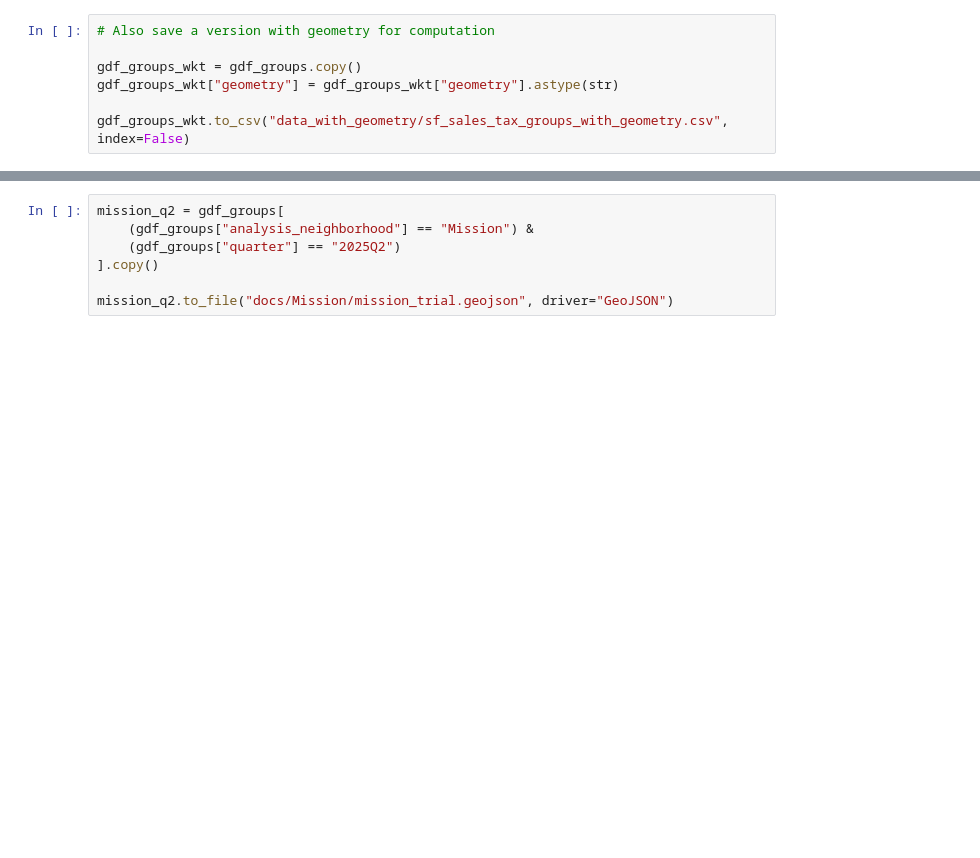
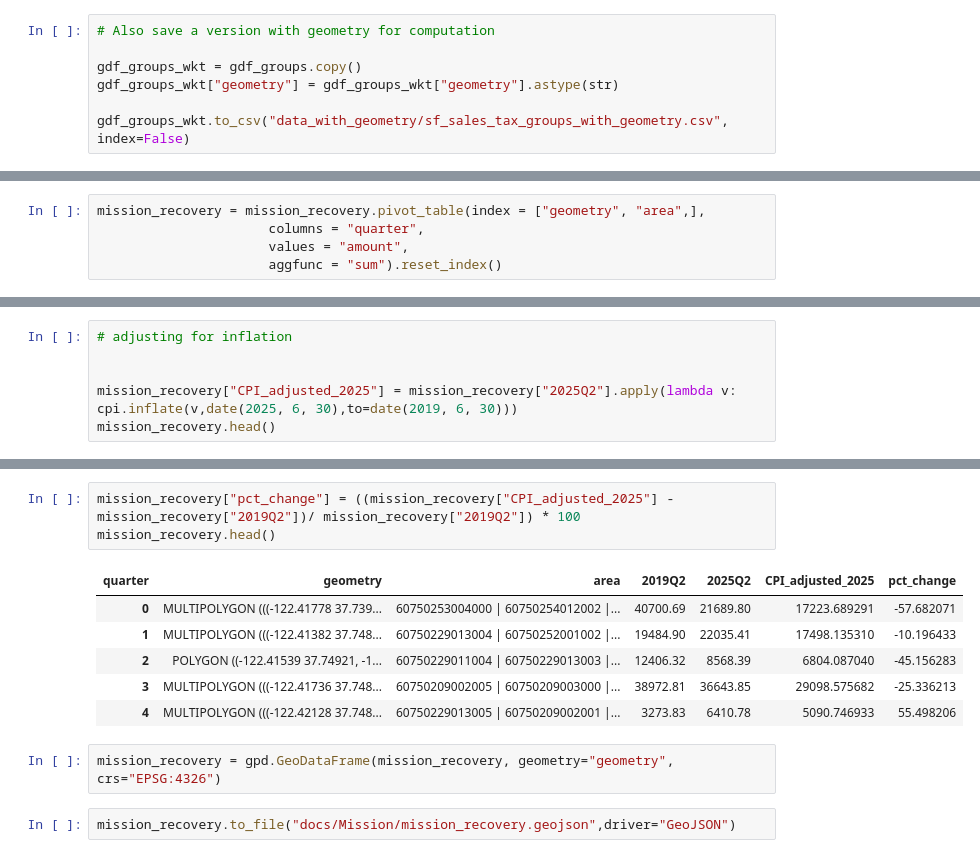
Before and after one commit to MissionLocal/2025-graphics, a Jupyter notebook: docs/sales-tax-2025/sales-tax-data.ipynb, the cells around one changed output, grey strips where cells are left out. Saved outputs shown, nothing was run; the diff lists cells and outputs as text; blank space fills up the shorter version.

```diff
--- a/docs/sales-tax-2025/sales-tax-data.ipynb
+++ b/docs/sales-tax-2025/sales-tax-data.ipynb
@@ -275,0 +301,5 @@ gdf_groups_wkt.to_csv("data_with_geometry/sf_sales_tax_groups_with_geometry.csv"
+# %%
+mission_recovery = mission_recovery.pivot_table(index = ["geometry", "area",],
+                      columns = "quarter",
+                      values = "amount",
+                      aggfunc = "sum").reset_index()
@@ -275,0 +312,6 @@ gdf_groups_wkt.to_csv("data_with_geometry/sf_sales_tax_groups_with_geometry.csv"
+# %%
+# adjusting for inflation
+
+
+mission_recovery["CPI_adjusted_2025"] = mission_recovery["2025Q2"].apply(lambda v: cpi.inflate(v,date(2025, 6, 30),to=date(2019, 6, 30)))
+mission_recovery.head()
@@ -276,7 +325,14 @@ gdf_groups_wkt.to_csv("data_with_geometry/sf_sales_tax_groups_with_geometry.csv"
+# %%
+mission_recovery["pct_change"] = ((mission_recovery["CPI_adjusted_2025"] - mission_recovery["2019Q2"])/ mission_recovery["2019Q2"]) * 100
+mission_recovery.head()
+# %% [output]
+| quarter | geometry | area | 2019Q2 | 2025Q2 | CPI_adjusted_2025 | pct_change |
+| 0 | MULTIPOLYGON (((-122.41778 37.739... | 60750253004000 | 60750254012002 |... | 40700.69 | 21689.80 | 17223.689291 | -57.682071 |
+| 1 | MULTIPOLYGON (((-122.41382 37.748... | 60750229013004 | 60750252001002 |... | 19484.90 | 22035.41 | 17498.135310 | -10.196433 |
+| 2 | POLYGON ((-122.41539 37.74921, -1... | 60750229011004 | 60750229013003 |... | 12406.32 | 8568.39 | 6804.087040 | -45.156283 |
+| 3 | MULTIPOLYGON (((-122.41736 37.748... | 60750209002005 | 60750209003000 |... | 38972.81 | 36643.85 | 29098.575682 | -25.336213 |
+| 4 | MULTIPOLYGON (((-122.42128 37.748... | 60750229013005 | 60750209002001 |... | 3273.83 | 6410.78 | 5090.746933 | 55.498206 |
+# %%
+mission_recovery = gpd.GeoDataFrame(mission_recovery, geometry="geometry", crs="EPSG:4326")
 # %%
-mission_q2 = gdf_groups[
-    (gdf_groups["analysis_neighborhood"] == "Mission") &
-    (gdf_groups["quarter"] == "2025Q2")
-].copy()
-
-mission_q2.to_file("docs/Mission/mission_trial.geojson", driver="GeoJSON")
+mission_recovery.to_file("docs/Mission/mission_recovery.geojson",driver="GeoJSON")
```
Also changed, not shown: parts of 16 cells of this notebook, 7 other files.
